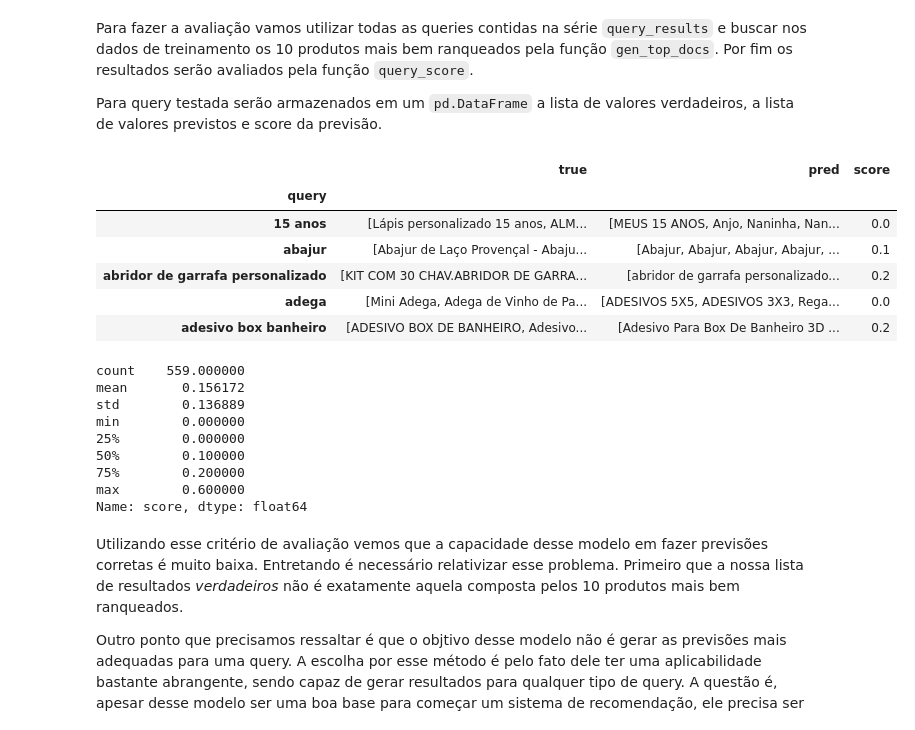
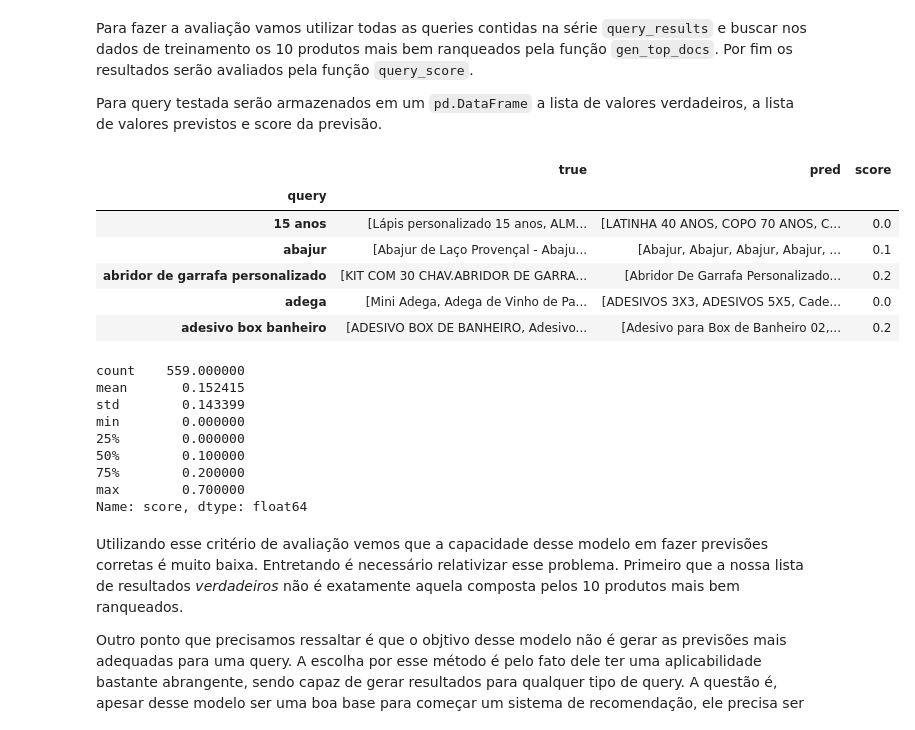
Before and after one commit to leofmr/product_recommender, a Jupyter notebook: notebooks/4 - recommender_system.ipynb, the cells around one changed output. Drawn from its saved outputs; the diff is of its cells as text; code cells hidden in the pictures.

```diff
--- a/notebooks/4 - recommender_system.ipynb
+++ b/notebooks/4 - recommender_system.ipynb
@@ -145,18 +145,18 @@ def preprocess_txt(txt: str):
     token_txt = nlp_preprocessing.custom_tokenizer(cleaned_txt)
     return " ".join(token_txt)
 # %%
-def get_top_docs(query, cleaned_doc_list, doc_titles, get_titles=True):
+def get_top_docs(query, prod_titles, get_titles=True, topn=10):
     cleaned_query = preprocess_txt(query)
-    dists = [Levenshtein.distance(cleaned_query, doc)
-             for doc in cleaned_doc_list]
+    prod_titles["distance"] = (prod_titles["cleaned_title"].
+                               apply(lambda x: Levenshtein.distance(x, query)))
+    selected_prods = prod_titles.sort_values("distance").head(topn)
 
-    mask = np.array(dists).argsort()[:10]
     if get_titles:
-        return doc_titles.iloc[mask].tolist()
+        return selected_prods["title"].tolist()
     else:
-        return doc_titles.iloc[mask].index.tolist()
+        return selected_prods.index.tolist()
 # %%
-prod_titles = df[["product_id", "title"]].drop_duplicates().set_index("product_id")["title"]
-cleaned_prod_titles = [preprocess_txt(txt) for txt in prod_titles]
+prod_titles = df[["product_id", "title"]].drop_duplicates().set_index("product_id")
+prod_titles["cleaned_title"] = prod_titles["title"].apply(preprocess_txt)
 # %%
 query = "Urso de pelúcia"
@@ -247,38 +247,38 @@ Para query testada serão armazenados em um `pd.DataFrame` a lista de valores ve
 # %%
 results_list = list()
 for query in query_results.index:
-    query_pred = get_top_docs(query, cleaned_prod_titles, prod_titles)
+    query_pred = get_top_docs(query, prod_titles)
     query_true = query_results.loc[query]
 
     results = {
         "query": query,
         "true": query_true,
         "pred": query_pred,
         "score": query_score(query_true, query_pred),
     }
     results_list.append(results)
 
 results_df = pd.DataFrame(results_list).set_index("query")
 results_df.head()
 # %% [output]
 |  | true | pred | score |
 | query |  |  |  |
-| 15 anos | [Lápis personalizado 15 anos, ALM... | [MEUS 15 ANOS, Anjo, Naninha, Nan... | 0.0 |
+| 15 anos | [Lápis personalizado 15 anos, ALM... | [LATINHA 40 ANOS, COPO 70 ANOS, C... | 0.0 |
 | abajur | [Abajur de Laço Provençal - Abaju... | [Abajur, Abajur, Abajur, Abajur, ... | 0.1 |
-| abridor de garrafa personalizado | [KIT COM 30 CHAV.ABRIDOR DE GARRA... | [abridor de garrafa personalizado... | 0.2 |
-| adega | [Mini Adega, Adega de Vinho de Pa... | [ADESIVOS 5X5, ADESIVOS 3X3, Rega... | 0.0 |
-| adesivo box banheiro | [ADESIVO BOX DE BANHEIRO, Adesivo... | [Adesivo Para Box De Banheiro 3D ... | 0.2 |
+| abridor de garrafa personalizado | [KIT COM 30 CHAV.ABRIDOR DE GARRA... | [Abridor De Garrafa Personalizado... | 0.2 |
+| adega | [Mini Adega, Adega de Vinho de Pa... | [ADESIVOS 3X3, ADESIVOS 5X5, Cade... | 0.0 |
+| adesivo box banheiro | [ADESIVO BOX DE BANHEIRO, Adesivo... | [Adesivo para Box de Banheiro 02,... | 0.2 |
 # %%
 results_df["score"].describe()
 # %% [output]
 count    559.000000
-mean       0.156172
-std        0.136889
+mean       0.152415
+std        0.143399
 min        0.000000
 25%        0.000000
 50%        0.100000
 75%        0.200000
-max        0.600000
+max        0.700000
 Name: score, dtype: float64
 # %% [markdown]
 Utilizando esse critério de avaliação vemos que a capacidade desse modelo em fazer previsões corretas é muito baixa. Entretando é necessário relativizar esse problema. Primeiro que a nossa lista de resultados *verdadeiros* não é exatamente aquela composta pelos 10 produtos mais bem ranqueados.
```
Also changed, not shown: parts of 2 cells of this notebook, 1 other file.
